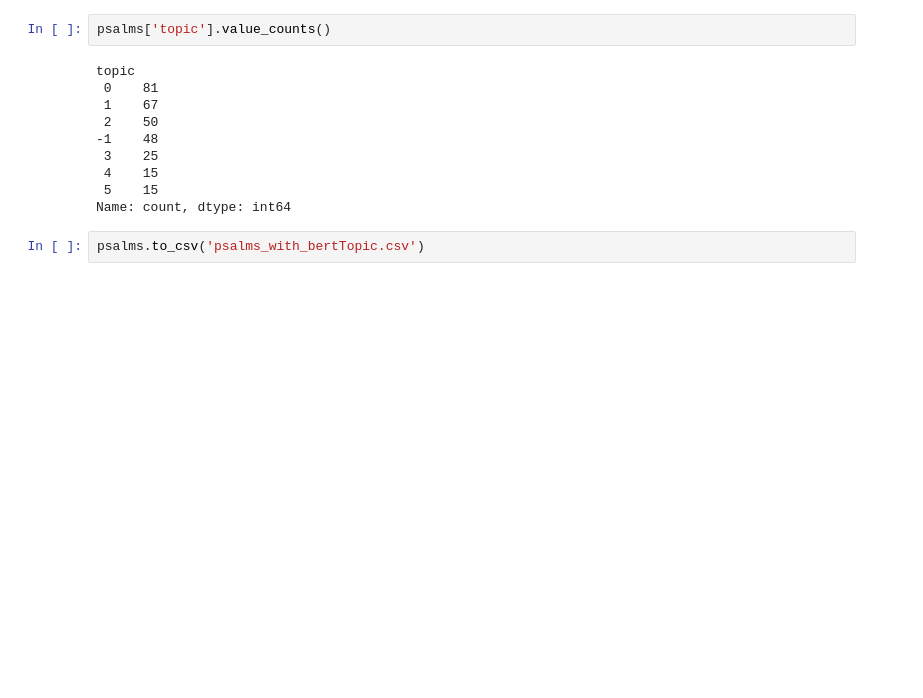
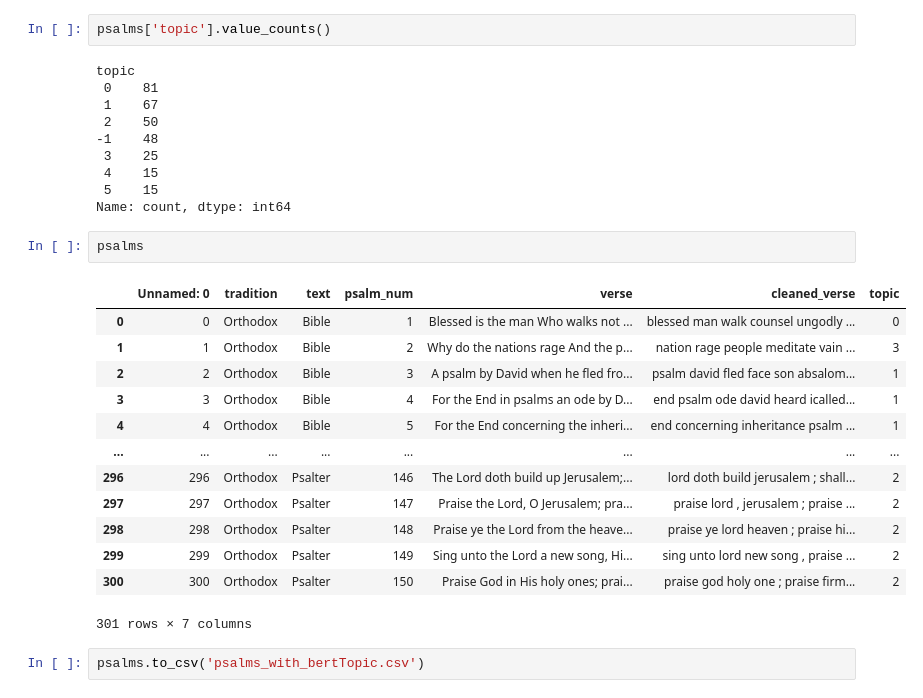
Before and after one commit to cwc09262/psalms-text-comparison, a Jupyter notebook: BERTopic.ipynb, the cells around one changed output. Drawn from its saved outputs; the diff is of its cells as text; blank space fills up the shorter version.

```diff
--- a/BERTopic.ipynb
+++ b/BERTopic.ipynb
@@ -100,6 +100,22 @@ topic
  4    15
  5    15
 Name: count, dtype: int64
+# %%
+psalms
+# %% [output]
+|  | Unnamed: 0 | tradition | text | psalm_num | verse | cleaned_verse | topic |
+| 0 | 0 | Orthodox | Bible | 1 | Blessed is the man Who walks not ... | blessed man walk counsel ungodly ... | 0 |
+| 1 | 1 | Orthodox | Bible | 2 | Why do the nations rage And the p... | nation rage people meditate vain ... | 3 |
+| 2 | 2 | Orthodox | Bible | 3 | A psalm by David when he fled fro... | psalm david fled face son absalom... | 1 |
+| 3 | 3 | Orthodox | Bible | 4 | For the End in psalms an ode by D... | end psalm ode david heard icalled... | 1 |
+| 4 | 4 | Orthodox | Bible | 5 | For the End concerning the inheri... | end concerning inheritance psalm ... | 1 |
+| ... | ... | ... | ... | ... | ... | ... | ... |
+| 296 | 296 | Orthodox | Psalter | 146 | The Lord doth build up Jerusalem;... | lord doth build jerusalem ; shall... | 2 |
+| 297 | 297 | Orthodox | Psalter | 147 | Praise the Lord, O Jerusalem; pra... | praise lord , jerusalem ; praise ... | 2 |
+| 298 | 298 | Orthodox | Psalter | 148 | Praise ye the Lord from the heave... | praise ye lord heaven ; praise hi... | 2 |
+| 299 | 299 | Orthodox | Psalter | 149 | Sing unto the Lord a new song, Hi... | sing unto lord new song , praise ... | 2 |
+| 300 | 300 | Orthodox | Psalter | 150 | Praise God in His holy ones; prai... | praise god holy one ; praise firm... | 2 |
+301 rows × 7 columns
 # %%
 psalms.to_csv('psalms_with_bertTopic.csv')
 # %%
```
Also changed, not shown: 3 other files.
